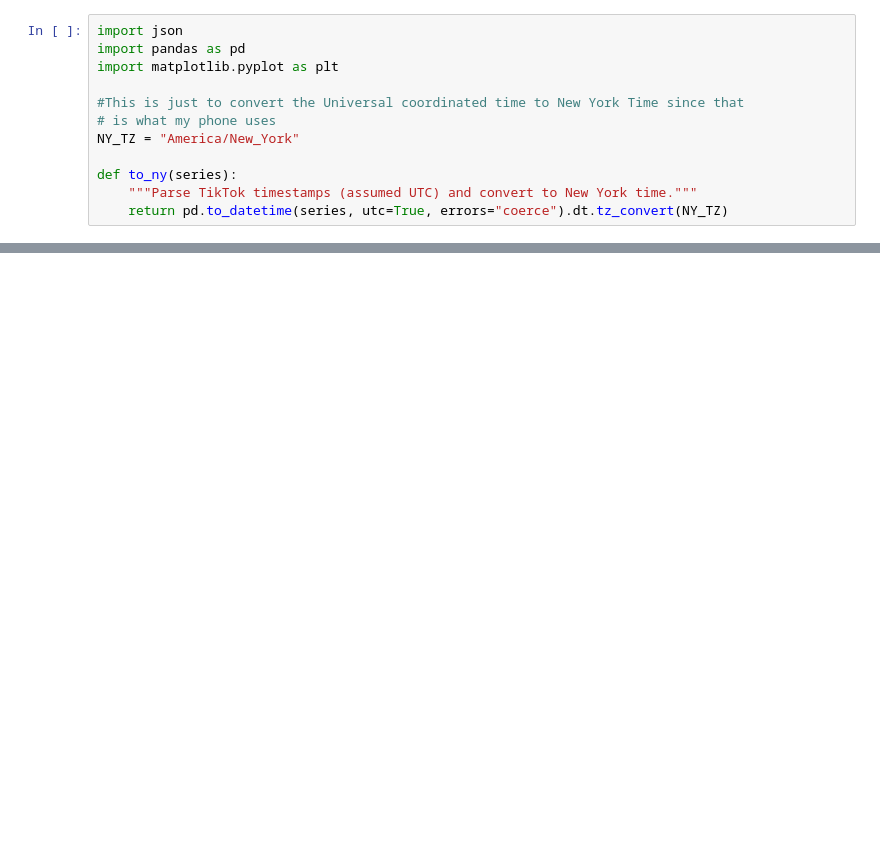
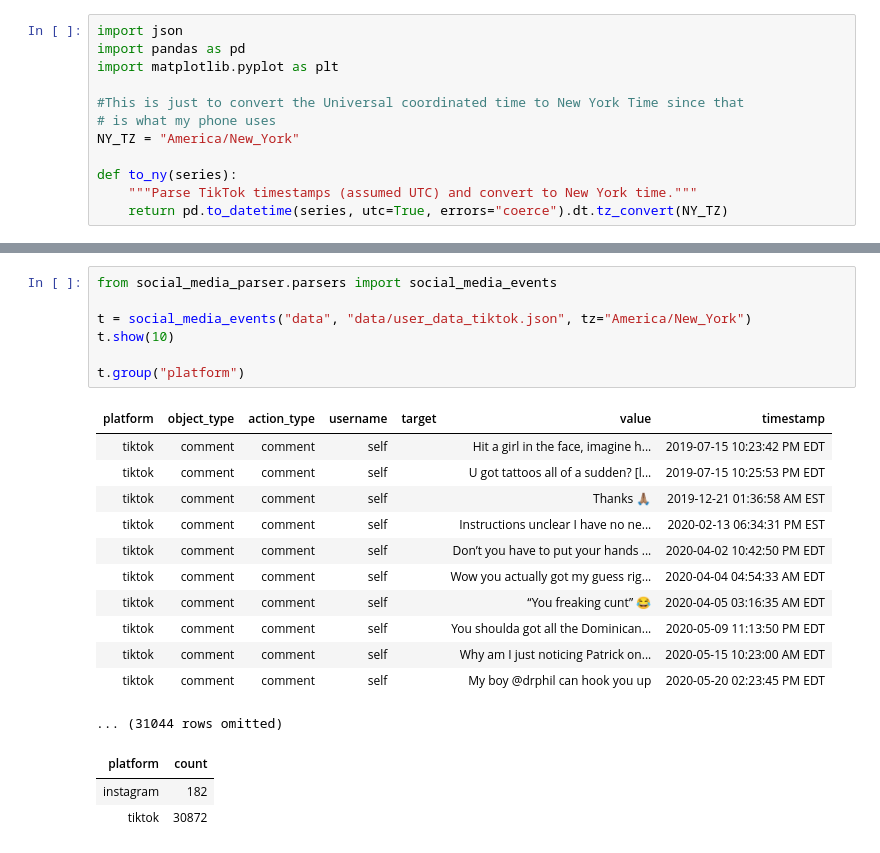
Before and after one commit to lujiec2020/TEEM2, a Jupyter notebook: analysis.ipynb, the cells around one changed output, grey strips where cells are left out. Saved outputs shown, nothing was run; the diff lists cells and outputs as text; blank space fills up the shorter version.

```diff
--- a/analysis.ipynb
+++ b/analysis.ipynb
@@ -77,0 +40,23 @@ def to_ny(series):
+# %%
+from social_media_parser.parsers import social_media_events
+
+t = social_media_events("data", "data/user_data_tiktok.json", tz="America/New_York")
+t.show(10)
+
+t.group("platform")
+# %% [output]
+| platform | object_type | action_type | username | target | value | timestamp |
+| tiktok | comment | comment | self |  | Hit a girl in the face, imagine h... | 2019-07-15 10:23:42 PM EDT |
+| tiktok | comment | comment | self |  | U got tattoos all of a sudden? [l... | 2019-07-15 10:25:53 PM EDT |
+| tiktok | comment | comment | self |  | Thanks 🙏🏽 | 2019-12-21 01:36:58 AM EST |
+| tiktok | comment | comment | self |  | Instructions unclear I have no ne... | 2020-02-13 06:34:31 PM EST |
+| tiktok | comment | comment | self |  | Don’t you have to put your hands ... | 2020-04-02 10:42:50 PM EDT |
+| tiktok | comment | comment | self |  | Wow you actually got my guess rig... | 2020-04-04 04:54:33 AM EDT |
+| tiktok | comment | comment | self |  | “You freaking cunt” 😂 | 2020-04-05 03:16:35 AM EDT |
+| tiktok | comment | comment | self |  | You shoulda got all the Dominican... | 2020-05-09 11:13:50 PM EDT |
+| tiktok | comment | comment | self |  | Why am I just noticing Patrick on... | 2020-05-15 10:23:00 AM EDT |
+| tiktok | comment | comment | self |  | My boy @drphil can hook you up | 2020-05-20 02:23:45 PM EDT |
+... (31044 rows omitted)
+| platform | count |
+| instagram | 182 |
+| tiktok | 30872 |
```
Also changed, not shown: parts of 28 cells of this notebook, 13 other files.
